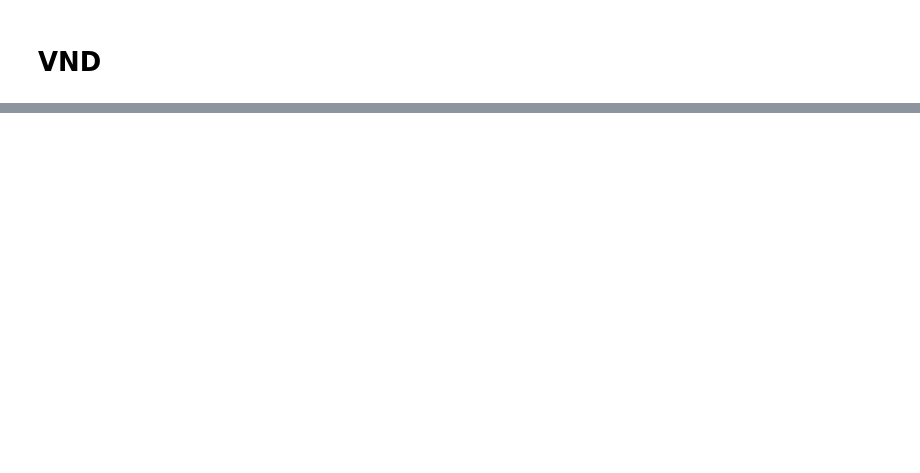
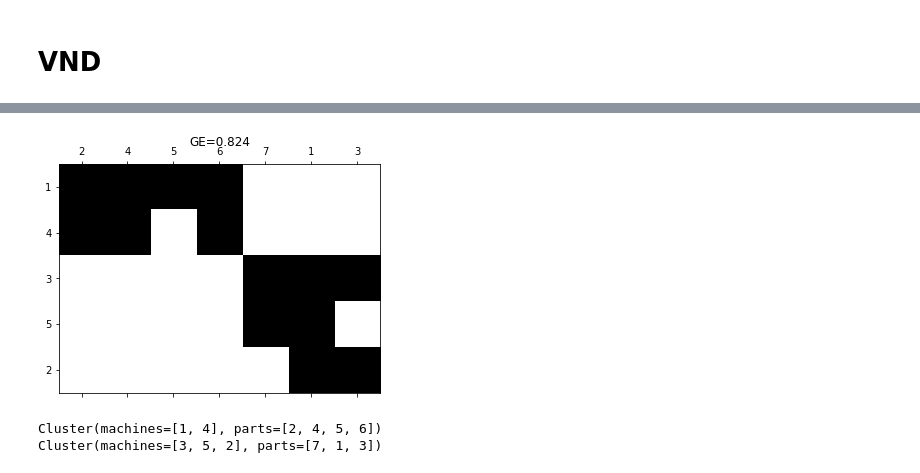
Before and after one commit to zaktan8/optimization_problems, a Jupyter notebook: 2_VNS_for_CFP/VNS.ipynb, the cells around one changed output, grey strips where cells are left out. Cells and saved outputs as stored; diff of their text form; code cells hidden in the pictures; blank space fills up the shorter version.

```diff
--- a/2_VNS_for_CFP/VNS.ipynb
+++ b/2_VNS_for_CFP/VNS.ipynb
@@ -231,0 +285,25 @@ def vnd(sol: Solution) -> Solution:
+# %%
+def vns(sol: Solution, max_iters: int=3) -> Solution:
+    best_sol, best_ge = sol, sol.ge
+
+    shaking_operators = [one_random_split, one_random_merge]
+    k, k_max = 0, len(shaking_operators)
+    iters = 1
+    while k < k_max and iters <= max_iters:
+        print(f"VNS Iteration = {iters}")
+        iters += 1
+        sh_sol = shaking_operators[k](best_sol)
+        vnd_sol = vnd(sh_sol)
+        vnd_ge = vnd_sol.ge
+        if vnd_ge > best_ge:
+            best_sol, best_ge = vnd_sol, vnd_ge
+            print(f"New best solution:")
+            for cl in best_sol:
+                print(f"  {cl}")
+            print(f"  GE = {best_ge: .3f}")
+            print('*' * 50)
+            k = 0
+        else:
+            k += 1
+
+    return best_sol
@@ -262,0 +318,2 @@ BEST SOLUTION:
+# %%
+some_sol = vns(init_sol, max_iters=5)
@@ -262,0 +329,8 @@ BEST SOLUTION:
+# %%
+some_sol.draw()
+for cl in some_sol:
+    print(cl)
+# %% [output]
+[figure, added]
+Cluster(machines=[1, 4], parts=[2, 4, 5, 6])
+Cluster(machines=[3, 5, 2], parts=[7, 1, 3])
```
Also changed, not shown: parts of 20 cells of this notebook.
